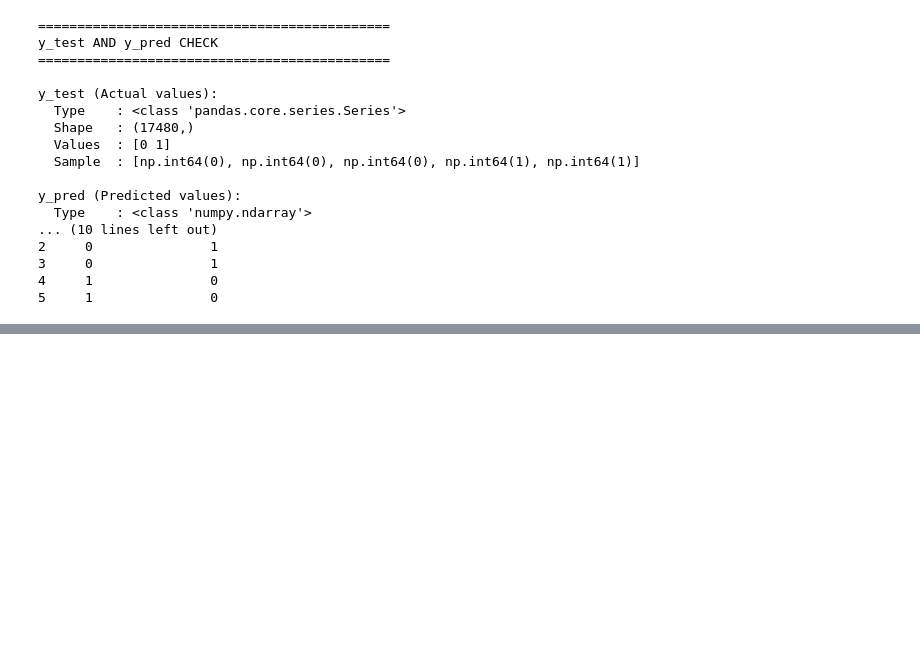
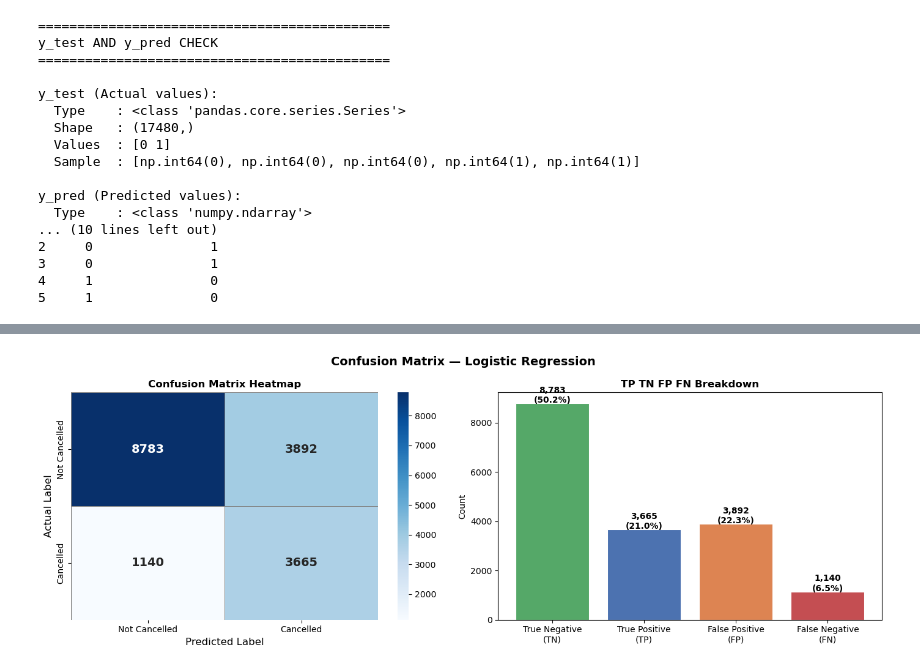
Before and after one commit to KaveeshaHeshan/hotel-booking-cancellation-prediction, a Jupyter notebook: Untitled1.ipynb, the cells around one changed output, grey strips where cells are left out. Drawn from its saved outputs; the diff is of its cells as text; code cells hidden in the pictures; blank space fills up the shorter version.

```diff
--- a/Untitled1.ipynb
+++ b/Untitled1.ipynb
@@ -1461,0 +1464,93 @@ y_pred (Predicted values):
+# %%
+from sklearn.metrics import confusion_matrix
+import seaborn as sns
+
+print("=" * 50)
+print("CONFUSION MATRIX")
+print("=" * 50)
+print()
+
+# Calculate
+cm = confusion_matrix(y_test, y_pred)
+tn, fp, fn, tp = cm.ravel()
+
+print(f"True  Negatives (TN): {tn:,}")
+print(f"  Correctly predicted Not Cancelled")
+print()
+print(f"True  Positives (TP): {tp:,}")
+print(f"  Correctly predicted Cancelled")
+print()
+print(f"False Positives (FP): {fp:,}")
+print(f"  Predicted Cancelled — Actually NOT Cancelled")
+print()
+print(f"False Negatives (FN): {fn:,}")
+print(f"  Predicted NOT Cancelled — Actually Cancelled")
+print()
+
+# ── Visual ────────────────────────────────────────────────
+fig, axes = plt.subplots(1, 2, figsize=(14, 5))
+fig.suptitle('Confusion Matrix — Logistic Regression',
+             fontsize=14, fontweight='bold')
+
+# ── Chart 1: Heatmap ──────────────────────────────────────
+cm_labels = ['Not Cancelled', 'Cancelled']
+sns.heatmap(cm,
+            annot     = True,
+            fmt       = 'd',
+            cmap      = 'Blues',
+            xticklabels = cm_labels,
+            yticklabels = cm_labels,
+            linewidths  = 0.5,
+            linecolor   = 'gray',
+            annot_kws   = {'size': 14,
+                           'fontweight': 'bold'},
+            ax          = axes[0])
+axes[0].set_title('Confusion Matrix Heatmap',
+                  fontweight='bold')
+axes[0].set_ylabel('Actual Label', fontsize=12)
+axes[0].set_xlabel('Predicted Label', fontsize=12)
+
+# ── Chart 2: TP TN FP FN Bar Chart ───────────────────────
+categories = ['True Negative\n(TN)',
+              'True Positive\n(TP)',
+              'False Positive\n(FP)',
+              'False Negative\n(FN)']
+values     = [tn, tp, fp, fn]
+colors     = ['#55A868', '#4C72B0',
+              '#DD8452', '#C44E52']
+
+bars = axes[1].bar(categories, values,
+                   color=colors,
+                   edgecolor='white',
+                   linewidth=0.8)
+axes[1].set_title('TP TN FP FN Breakdown',
+                  fontweight='bold')
+axes[1].set_ylabel('Count')
+for bar, val in zip(bars, values):
+    axes[1].text(
+        bar.get_x() + bar.get_width()/2,
+        bar.get_height() + 30,
+        f'{val:,}\n({val/len(y_pred)*100:.1f}%)',
+        ha='center',
+        fontweight='bold',
+        fontsize=10)
+
+plt.tight_layout()
+plt.savefig('confusion_matrix.png',
+            dpi=150, bbox_inches='tight')
+plt.show()
+
+print("Chart saved: confusion_matrix.png")
+print()
+print("=" * 50)
+print("CONFUSION MATRIX SUMMARY")
+print("=" * 50)
+print(f"Total predictions : {len(y_pred):,}")
+print(f"Correct (TN + TP) : {tn+tp:,} "
+      f"({(tn+tp)/len(y_pred)*100:.2f}%)")
+print(f"Wrong   (FP + FN) : {fp+fn:,} "
+      f"({(fp+fn)/len(y_pred)*100:.2f}%)")
+print()
+print(f"Best result : TN={tn:,}, TP={tp:,}")
+print(f"Errors      : FP={fp:,}, FN={fn:,}")
+# %% [output]
@@ -1461,0 +1572 @@ y_pred (Predicted values):
+[figure, added]
```
Also changed, not shown: parts of 2 cells of this notebook, 1 other file.
